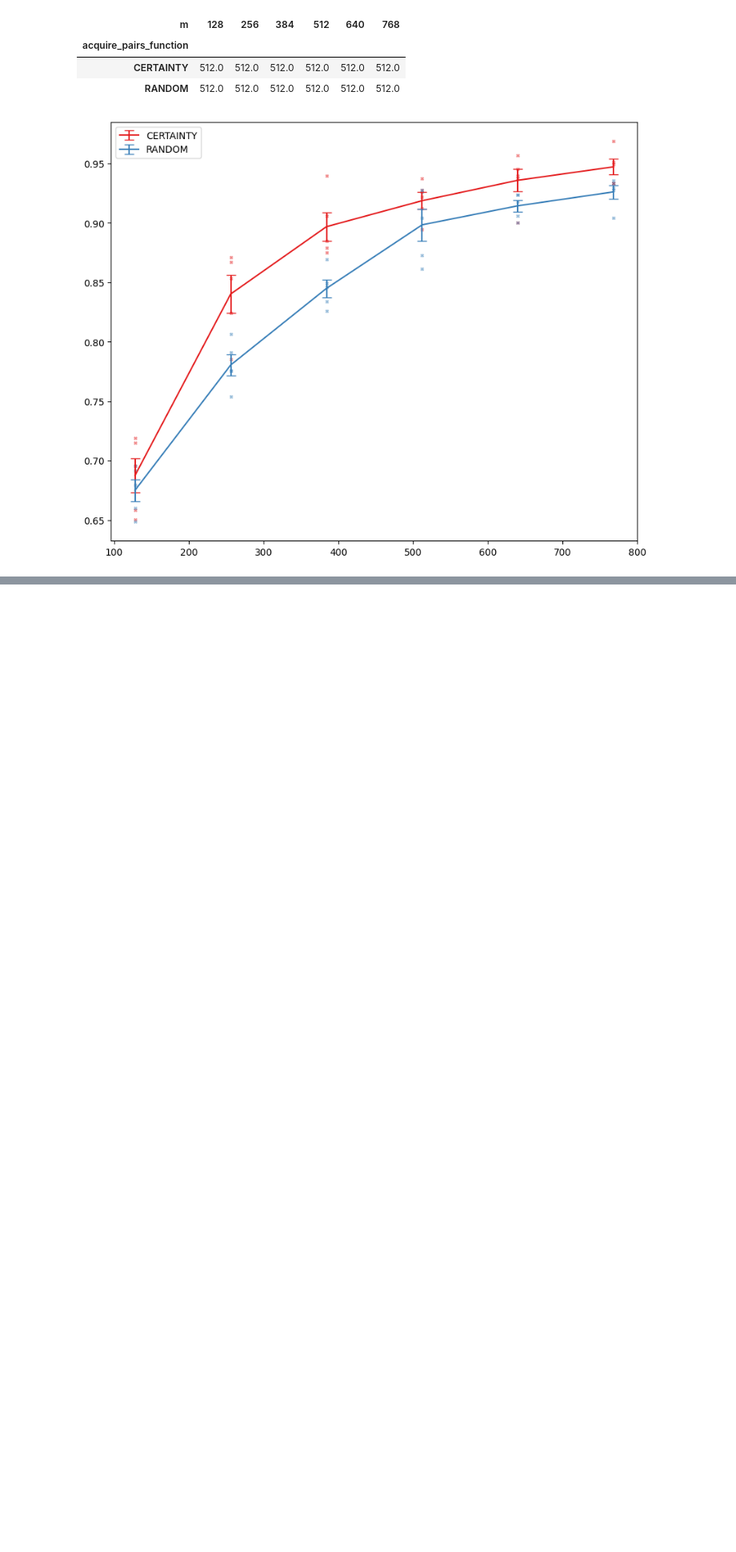
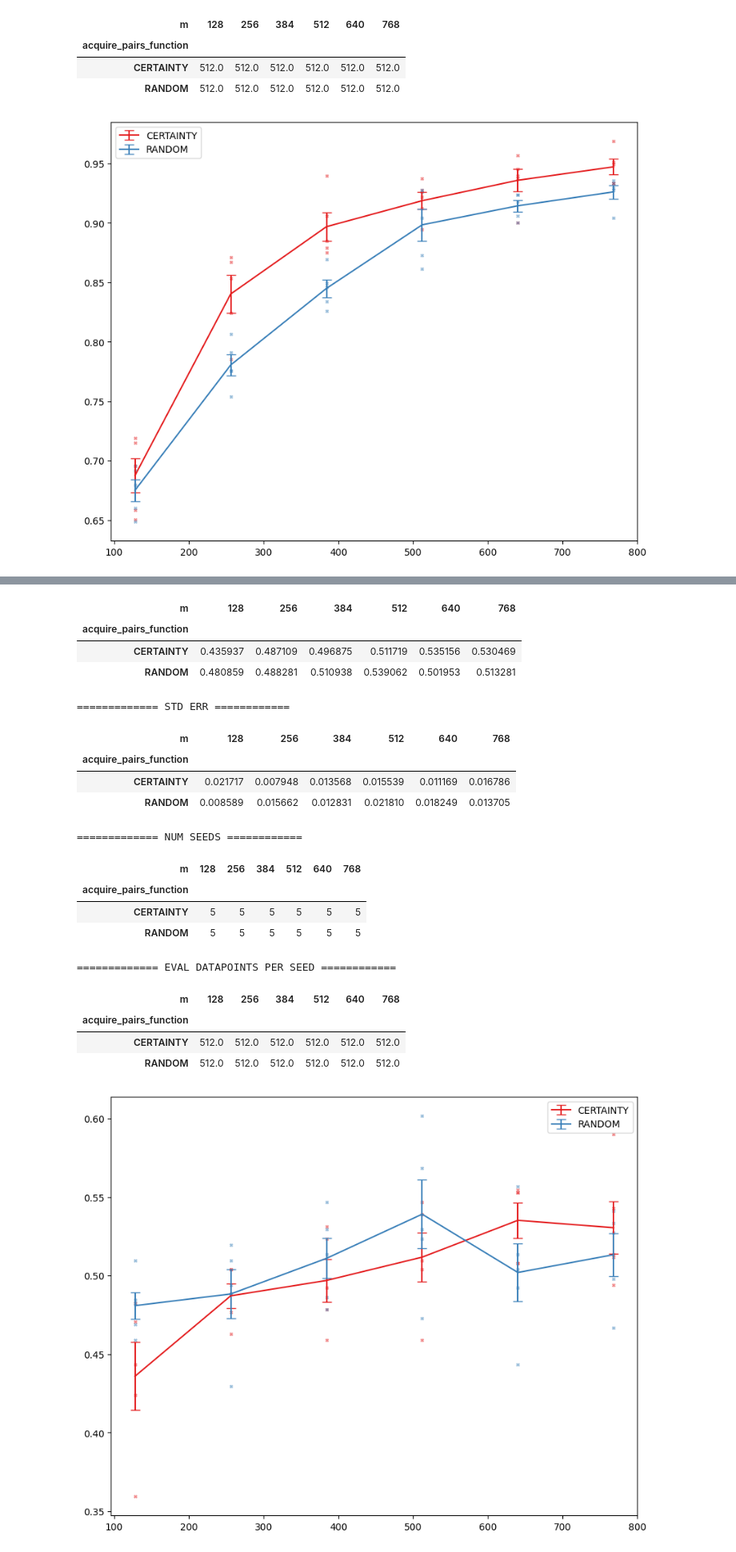
Before and after one commit to willmuldrew/active-preference-learning, a Jupyter notebook: notebooks/post-eval-analyse.ipynb, the cells around one changed output, grey strips where cells are left out. Shown at 80% size. Cells and saved outputs as stored; diff of their text form; code cells hidden in the pictures; blank space fills up the shorter version.

Commit message:
added more tldr no resets

```diff
--- a/notebooks/post-eval-analyse.ipynb
+++ b/notebooks/post-eval-analyse.ipynb
@@ -205,0 +216,4 @@ analyse("*tldr*noreset2*", "Online TLDR, noreset/re-acquire all data, 10 epochs
+# %%
+# e.g. https://wandb.ai/bbnn/wm-debug-tldr/runs/gzpemnus
+analyse("*tldr*noreset3.csv*", "Online TLDR, noreset/re-acquire all data, 50 epochs per training phase, beta=1.0, lr=1e-6", True)
+# %% [output]
@@ -205,0 +237,20 @@ analyse("*tldr*noreset2*", "Online TLDR, noreset/re-acquire all data, 10 epochs
+| m | 128 | 256 | 384 | 512 | 640 | 768 |
+| acquire_pairs_function |  |  |  |  |  |  |
+| CERTAINTY | 0.435937 | 0.487109 | 0.496875 | 0.511719 | 0.535156 | 0.530469 |
+| RANDOM | 0.480859 | 0.488281 | 0.510938 | 0.539062 | 0.501953 | 0.513281 |
+============= STD ERR ============
+| m | 128 | 256 | 384 | 512 | 640 | 768 |
+| acquire_pairs_function |  |  |  |  |  |  |
+| CERTAINTY | 0.021717 | 0.007948 | 0.013568 | 0.015539 | 0.011169 | 0.016786 |
+| RANDOM | 0.008589 | 0.015662 | 0.012831 | 0.021810 | 0.018249 | 0.013705 |
+============= NUM SEEDS ============
+| m | 128 | 256 | 384 | 512 | 640 | 768 |
+| acquire_pairs_function |  |  |  |  |  |  |
+| CERTAINTY | 5 | 5 | 5 | 5 | 5 | 5 |
+| RANDOM | 5 | 5 | 5 | 5 | 5 | 5 |
+============= EVAL DATAPOINTS PER SEED ============
+| m | 128 | 256 | 384 | 512 | 640 | 768 |
+| acquire_pairs_function |  |  |  |  |  |  |
+| CERTAINTY | 512.0 | 512.0 | 512.0 | 512.0 | 512.0 | 512.0 |
+| RANDOM | 512.0 | 512.0 | 512.0 | 512.0 | 512.0 | 512.0 |
+[figure, added]
```
Also changed, not shown: parts of 3 cells of this notebook.
